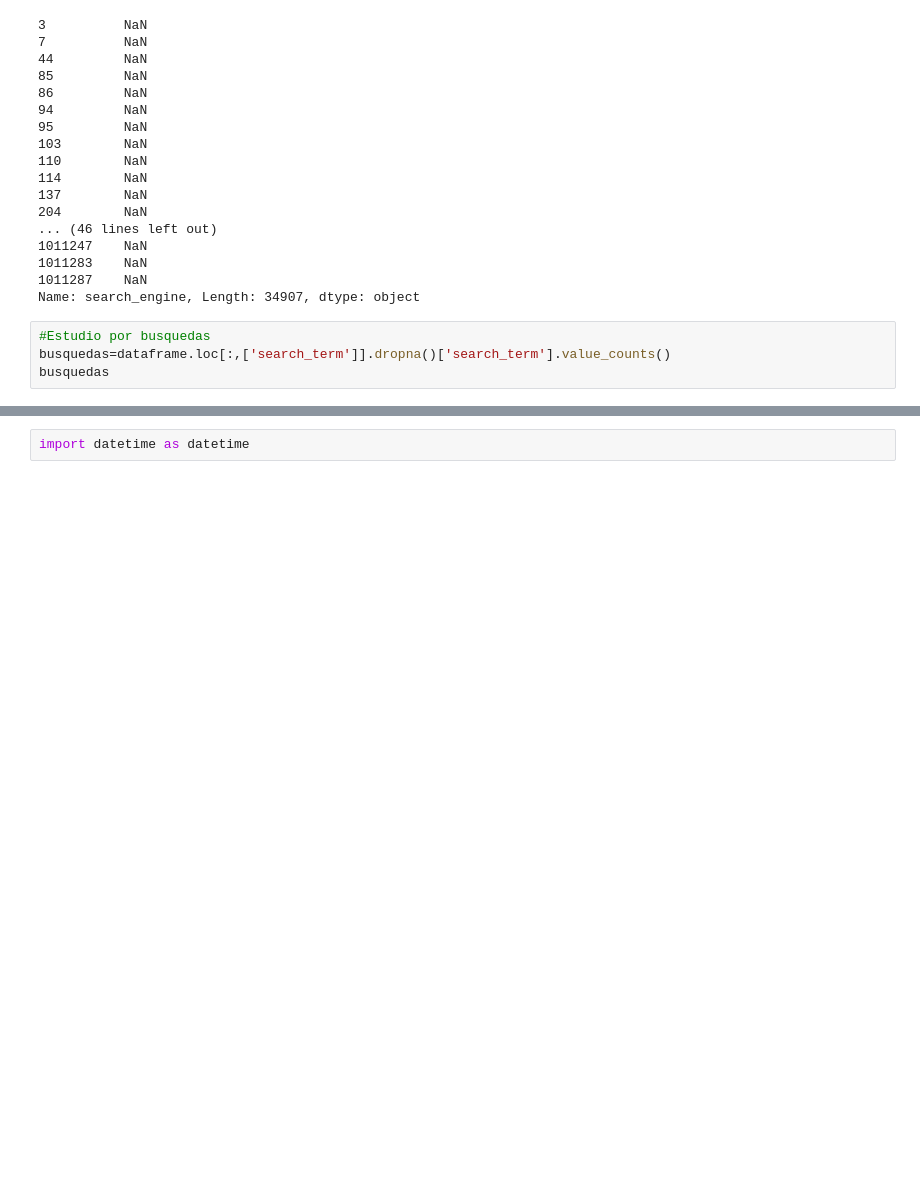
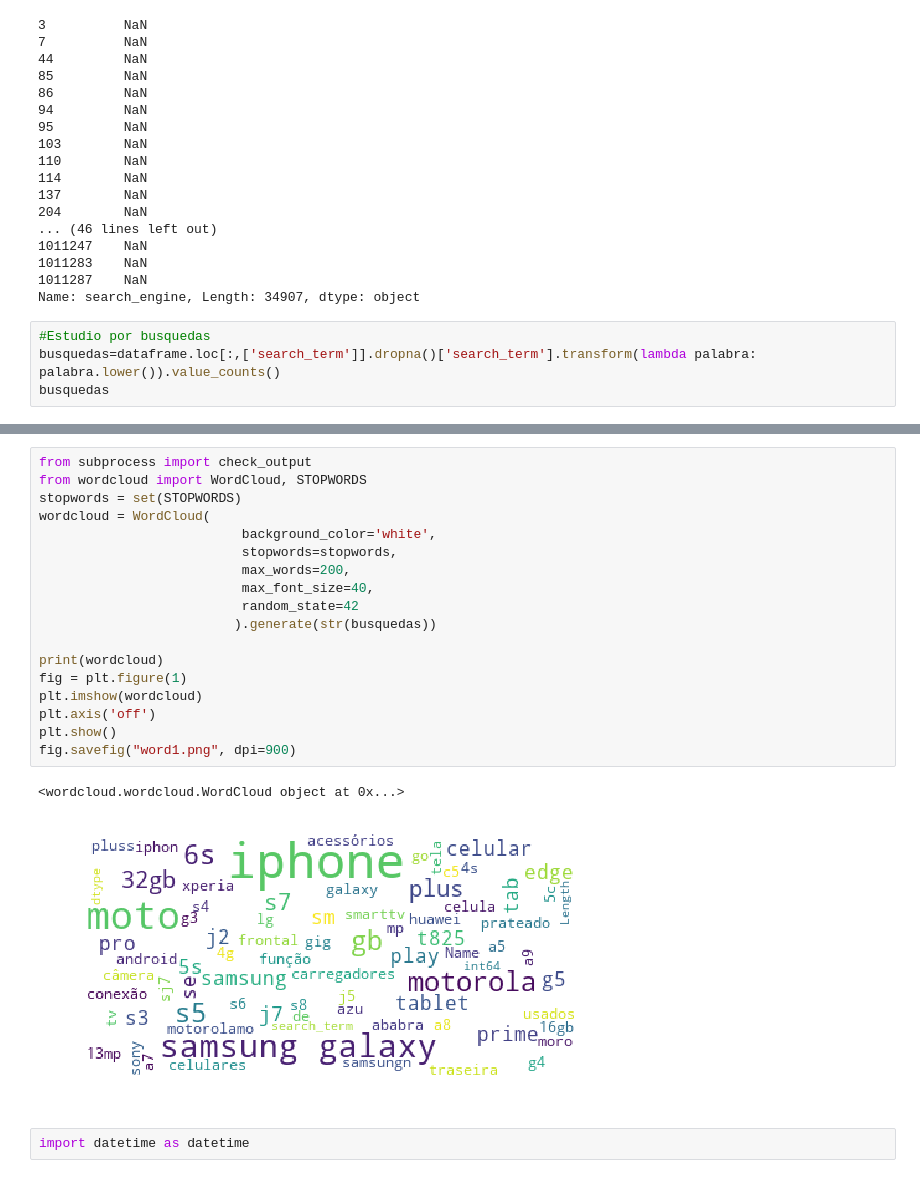
Before and after one commit to EugeniaFranchi/TP-Datos, a Jupyter notebook: TpDatos.ipynb, the cells around one changed output, grey strips where cells are left out. Drawn from its saved outputs; the diff is of its cells as text; blank space fills up the shorter version.

```diff
--- a/TpDatos.ipynb
+++ b/TpDatos.ipynb
@@ -756,6 +756,6 @@ ch_con['search_engine']
 Name: search_engine, Length: 34907, dtype: object
 # %%
 #Estudio por busquedas
-busquedas=dataframe.loc[:,['search_term']].dropna()['search_term'].value_counts()
+busquedas=dataframe.loc[:,['search_term']].dropna()['search_term'].transform(lambda palabra: palabra.lower()).value_counts()
 busquedas
 # %% [output]
@@ -779,3 +779,24 @@ Name: search_term, Length: 5851, dtype: int64
+# %%
+from subprocess import check_output
+from wordcloud import WordCloud, STOPWORDS
+stopwords = set(STOPWORDS)
+wordcloud = WordCloud(
+                          background_color='white',
+                          stopwords=stopwords,
+                          max_words=200,
+                          max_font_size=40,
+                          random_state=42
+                         ).generate(str(busquedas))
+
+print(wordcloud)
+fig = plt.figure(1)
+plt.imshow(wordcloud)
+plt.axis('off')
+plt.show()
+fig.savefig("word1.png", dpi=900)
+# %% [output]
+<wordcloud.wordcloud.WordCloud object at 0x...>
+[figure, added]
 # %%
 import datetime as datetime
 # %%
```
Also changed, not shown: parts of 1 cell of this notebook.
